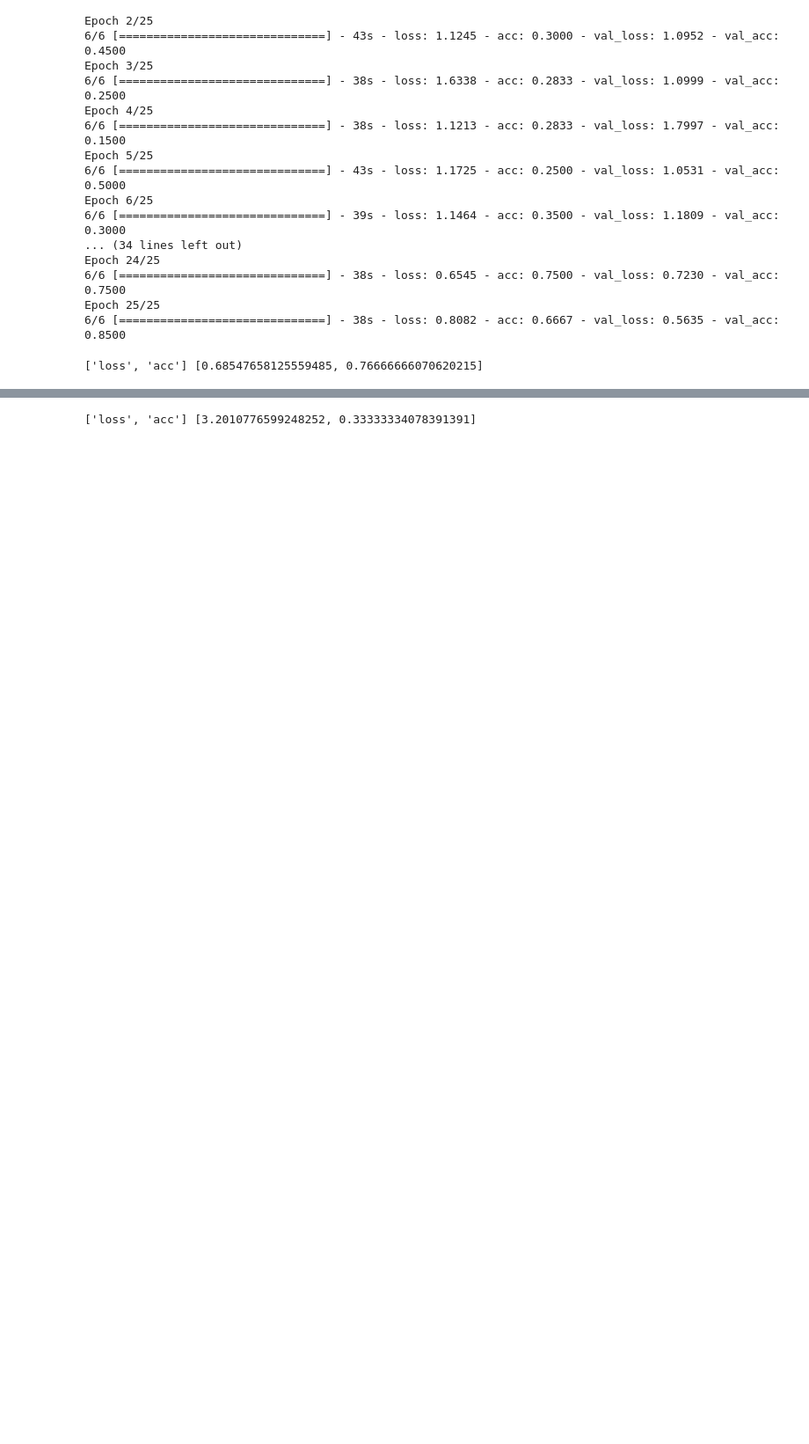
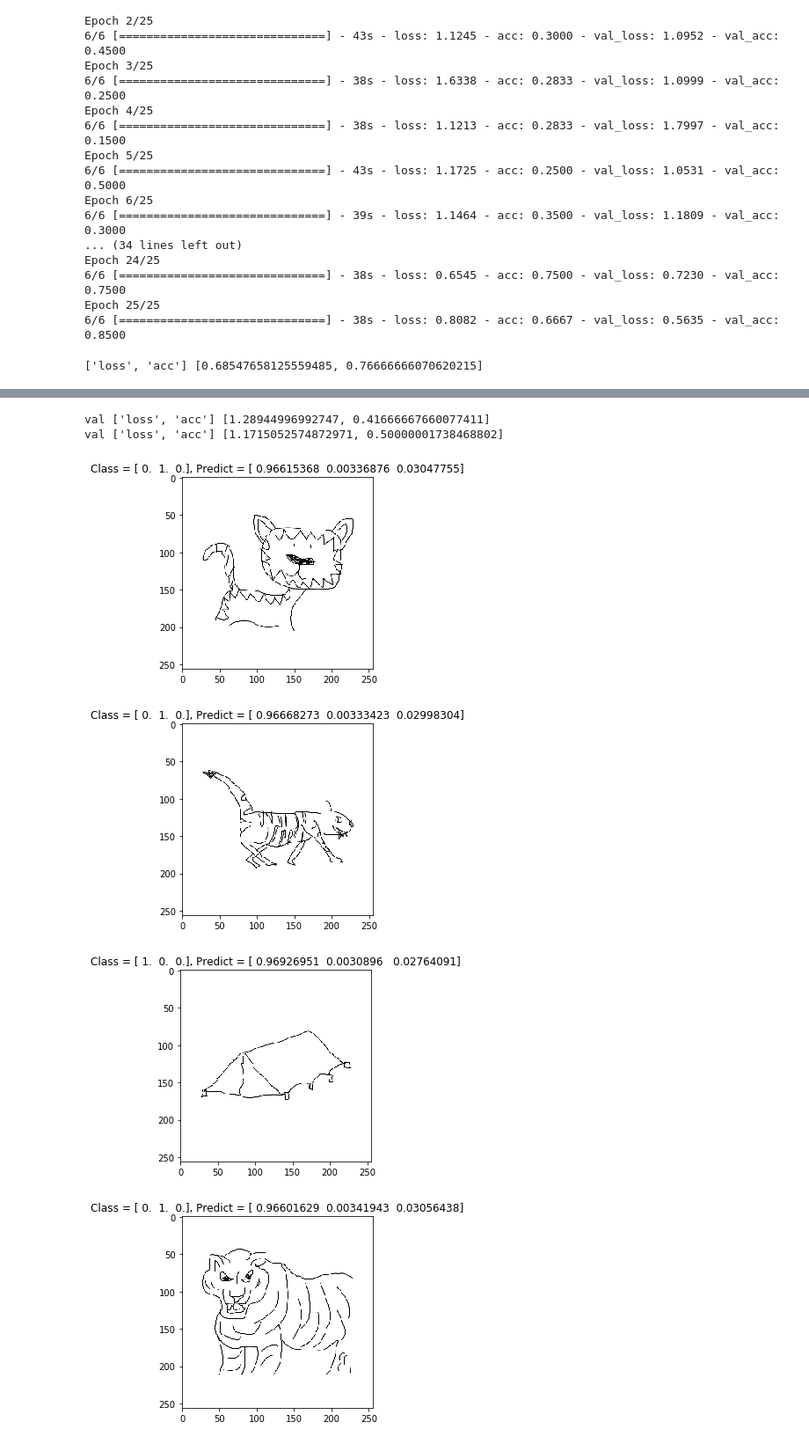
Before and after one commit to gryan11/cu-dlcv-sketchnet, a Jupyter notebook: sketchnet1.ipynb, the cells around one changed output, grey strips where cells are left out. Shown at 88% size. Saved outputs shown, nothing was run; the diff lists cells and outputs as text; code cells hidden in the pictures; blank space fills up the shorter version.

Commit message:
working on sample, disabled bad batchnorms

```diff
--- a/sketchnet1.ipynb
+++ b/sketchnet1.ipynb
@@ -340,34 +355,36 @@ print model.metrics_names, metrics
 # now try training a simple convnet
 def build_model2():
     model = Sequential()
+#     model.add(BatchNormalization(input_shape=(img_width, img_height, channels)))
     model.add(Convolution2D(64, (3, 3),
                             padding='same',
                             input_shape=(img_width, img_height, channels)))
-    model.add(BatchNormalization())
+#     model.add(BatchNormalization())
     model.add(Activation('relu'))
     model.add(MaxPooling2D(pool_size=(2, 2)))
 
     model.add(Convolution2D(128, (3, 3),
                             padding='same'))
-    model.add(BatchNormalization())
+#     model.add(BatchNormalization())
     model.add(Activation('relu'))
     model.add(MaxPooling2D(pool_size=(2, 2)))
     model.add(Dropout(0.125))
 
     model.add(Convolution2D(256, (3, 3),
                             padding='same'))
-    model.add(BatchNormalization())
+#     model.add(BatchNormalization())
     model.add(Activation('relu'))
     model.add(MaxPooling2D(pool_size=(2, 2)))
     model.add(Dropout(0.25))
 
     model.add(Flatten())
     model.add(Dense(512))
+#     model.add(BatchNormalization())
+    model.add(Activation('relu'))
     model.add(BatchNormalization())
-    model.add(Activation('relu'))
     model.add(Dropout(0.5))
     model.add(Dense(num_classes))
-    model.add(BatchNormalization())
+#     model.add(BatchNormalization())
     model.add(Activation('softmax'))
 
     # initialize optimizer
@@ -377,9 +394,10 @@ def build_model2():
                   optimizer=opt,
                   metrics=['accuracy'])
 
-    return model
+    return model, opt
 
-model_bn = build_model2()
+# tf.reset_default_graph()
+model_bn, opt_bn = build_model2()
 # %%
 # set up logging
 model_name = 'sketchnet1_bn'
@@ -421,8 +438,8 @@ Epoch 1/1
 # %%
 # set higher learning rate and train for more epochs:
-K.set_value(opt.lr, 0.001)
+K.set_value(opt_bn.lr, 0.001)
 
-nb_epoch = 3
+nb_epoch = 10
 
 hist = model_bn.fit_generator(
         train_generator,
@@ -447,5 +478,21 @@ Epoch 7/7
 # %%
+metrics = model_bn.evaluate_generator(train_generator, steps=6)
+print 'val', model_bn.metrics_names, metrics
 metrics = model_bn.evaluate_generator(validation_generator, steps=6)
-print model_bn.metrics_names, metrics
+print 'val', model_bn.metrics_names, metrics
 # %% [output]
-['loss', 'acc'] [3.2010776599248252, 0.33333334078391391]
+val ['loss', 'acc'] [1.28944996992747, 0.41666667660077411]
+val ['loss', 'acc'] [1.1715052574872971, 0.50000001738468802]
+# %%
+model_bn.load_weights('models/sketchnet1_bn.h5')
+# %%
+# load model and display some predictions
+X_batch, y_batch = validation_generator.next()
+y_pred = model_bn.predict(X_batch)
+for i in range(y_batch.shape[0]):
+    show_sample(X_batch[i], y_batch[i], y_pred[i])
+# %% [output]
+[figure, added]
+[figure, added]
+[figure, added]
+[figure, added]
```
Also changed, not shown: parts of 12 cells of this notebook.
